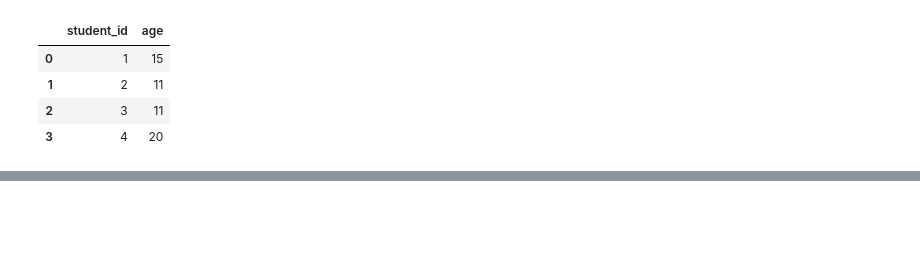
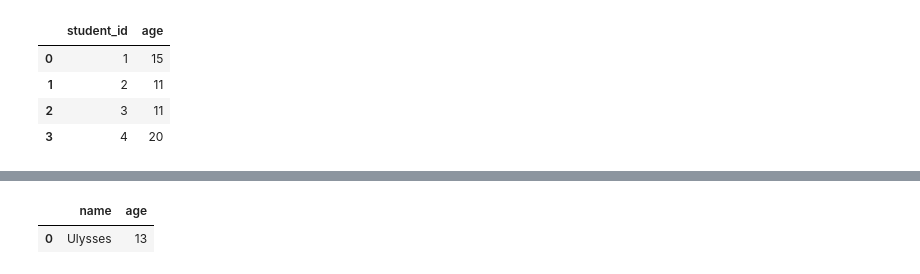
Before and after one commit to Abhi951197/Basic_Pandas, a Jupyter notebook: Q's15.ipynb, the cells around one changed output, grey strips where cells are left out. Saved outputs shown, nothing was run; the diff lists cells and outputs as text; code cells hidden in the pictures; blank space fills up the shorter version.

```diff
--- a/Q's15.ipynb
+++ b/Q's15.ipynb
@@ -34,0 +92,15 @@ df
+# %%
+import pandas as pd
+
+data={
+    'student_id':[101,53,128,3],
+    'name':['Ulysses','William','Henry','Henry'],
+    'age':[13,10,6,11]
+}
+students=pd.DataFrame(data)
+def selectData(students: pd.DataFrame) -> pd.DataFrame:
+   return students.loc[students["student_id"]==101,"name":]
+selectData(students)
+# %% [output]
+|  | name | age |
+| 0 | Ulysses | 13 |
```
Also changed, not shown: parts of 12 cells of this notebook.
